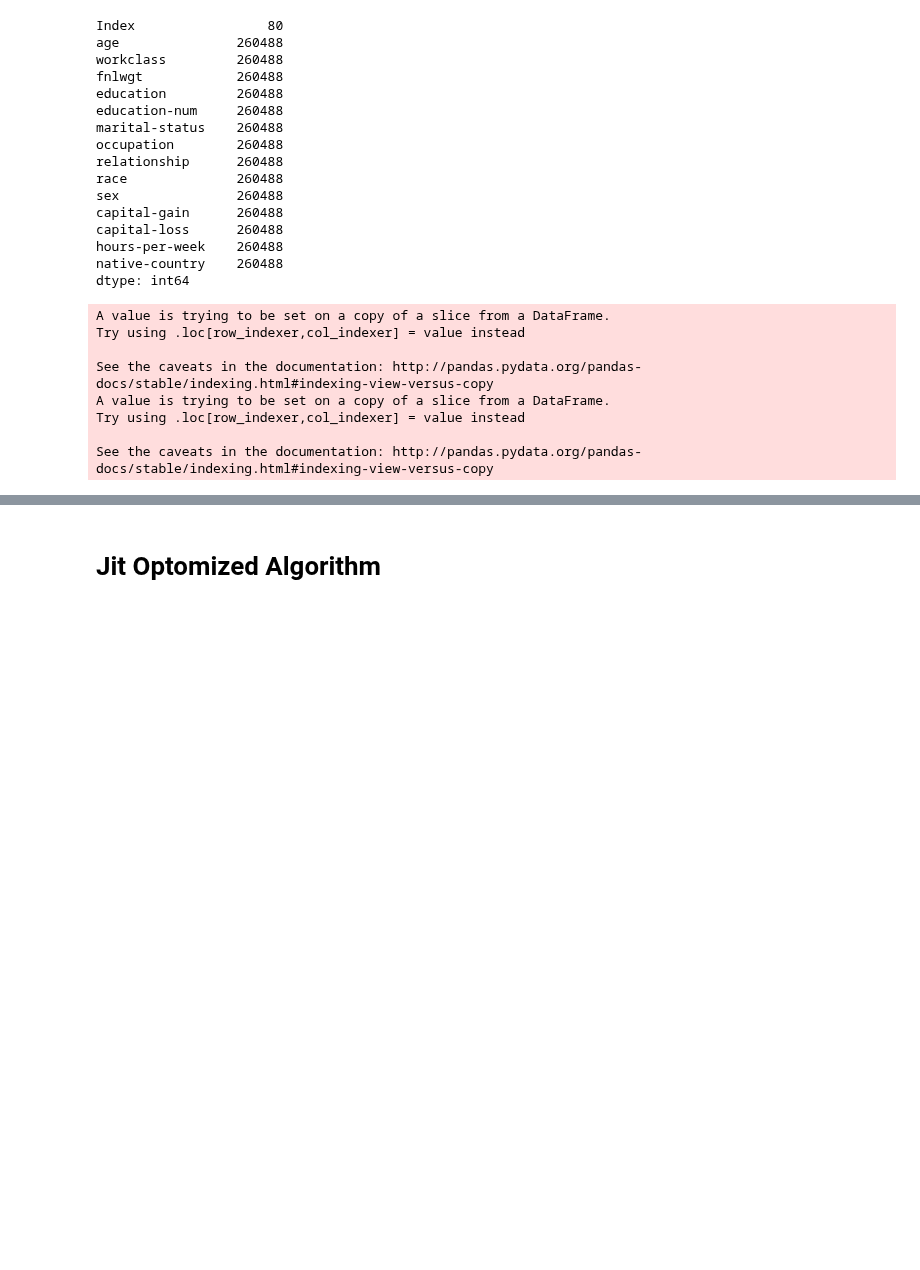
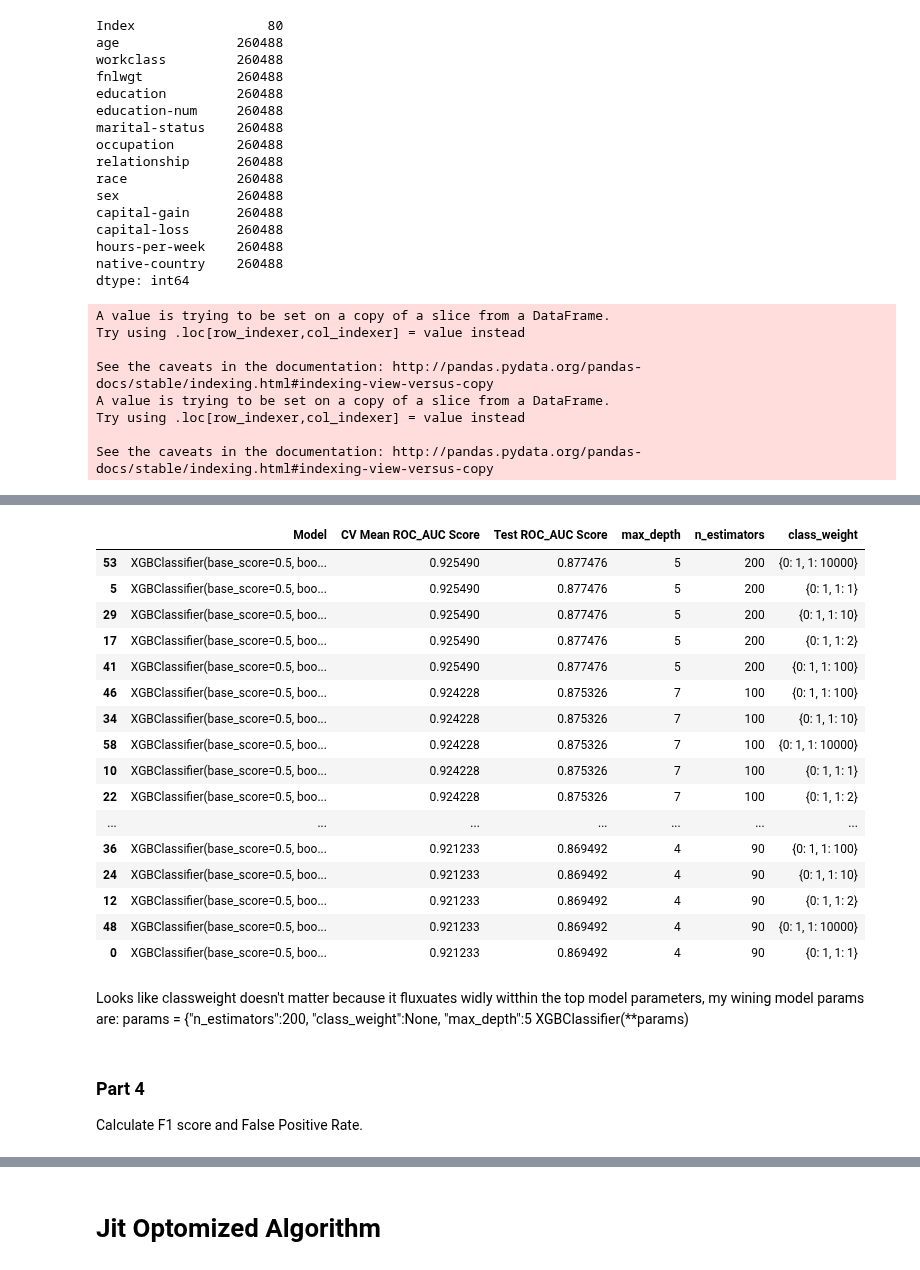
Before and after one commit to LambdaSchool/DS-Unit-2-Sprint-3-Classification-Validation, a Jupyter notebook: DS_Unit_2_Sprint_Challenge_3_Classification_Validation-Ned-Horsey.ipynb, the cells around one changed output, grey strips where cells are left out. Drawn from its saved outputs; the diff is of its cells as text; code cells hidden in the pictures; blank space fills up the shorter version.

```diff
--- a/DS_Unit_2_Sprint_Challenge_3_Classification_Validation-Ned-Horsey.ipynb
+++ b/DS_Unit_2_Sprint_Challenge_3_Classification_Validation-Ned-Horsey.ipynb
@@ -621,6 +621,10 @@ from sklearn.metrics import roc_auc_score
 import pandas as pd
 from numba import jit
 from xgboost import XGBClassifier
+
+# to fix kernel restart
+import os
+os.environ['KMP_DUPLICATE_LIB_OK']='True'
 
 # reload data
 columns = ['age',
@@ -734,7 +738,7 @@ rand_seed = 42
 
 
 
-# @jit(nopython=False)
+# @jit(nopython=True)
 def test_XG(weights, max_depth, n_estimators):
     # columns to hold all values
     cols = ['Model', 'CV Mean ROC_AUC Score',
@@ -744,20 +748,24 @@ def test_XG(weights, max_depth, n_estimators):
         for depth in max_depth:
             for n in n_estimators:
 
-                models = [#LogisticRegression(solver='lbfgs', max_iter=100, class_weight=weight,
+                params = {"n_estimators":n, "class_weight":weight, "max_depth":depth,
+                         # 'tree_method':'gpu_hist'
+                         }
+
+                models = [#LogisticRegression(solver='lbfgs', max_iter=100,
+                    #class_weight=weight,
                            #          random_state=rand_seed),
                   #DecisionTreeClassifier(max_depth=depth, class_weight=weight,
                    #                      random_state=rand_seed),
                   #RandomForestClassifier(max_depth=depth, class_weight=weight,
                    #                      random_state=rand_seed),
-                  XGBClassifier(n_estimators = n,
-                                n_jobs=-1, tree_method = 'gpu_hist',
-                                random_state=rand_seed)]
+                  XGBClassifier(**params)]
 
                 for model in models:
                     # define model
-                    scores = cross_val_score(model, X_train, y_train, scoring='roc_auc', cv=5,
-                               n_jobs=-1, verbose = True)
+                    scores = cross_val_score(model, X_train, y_train,
+                    scoring='roc_auc', cv=3, verbose = True, n_jobs=-1,
+                                            )
                     model.fit(X_train, y_train)
                     test_score = model.score(X_test, y_test)
 
@@ -781,0 +816,13 @@ TerminatedWorkerError: A worker process managed by the executor was unexpectedly
+# %%
+# parameters to fine tune model
+max_depth = [4, 5, 6, 7]
+
+n_estimators = [90, 100, 200]
+
+weights = [{0: 1, 1: 1}, #(equivalent to None)
+{0: 1, 1: 2},
+{0: 1, 1: 10}, #(roughly equivalent to 'balanced' for this dataset)
+{0: 1, 1: 100},
+{0: 1, 1: 10000}]
+
+new_results = test_XG(weights, max_depth, n_estimators)
@@ -781,0 +847,27 @@ TerminatedWorkerError: A worker process managed by the executor was unexpectedly
+# %%
+new_results.sort_values(by='Test ROC_AUC Score', ascending=False)
+# %% [output]
+|  | Model | CV Mean ROC_AUC Score | Test ROC_AUC Score | max_depth | n_estimators | class_weight |
+| 53 | XGBClassifier(base_score=0.5, boo... | 0.925490 | 0.877476 | 5 | 200 | {0: 1, 1: 10000} |
+| 5 | XGBClassifier(base_score=0.5, boo... | 0.925490 | 0.877476 | 5 | 200 | {0: 1, 1: 1} |
+| 29 | XGBClassifier(base_score=0.5, boo... | 0.925490 | 0.877476 | 5 | 200 | {0: 1, 1: 10} |
+| 17 | XGBClassifier(base_score=0.5, boo... | 0.925490 | 0.877476 | 5 | 200 | {0: 1, 1: 2} |
+| 41 | XGBClassifier(base_score=0.5, boo... | 0.925490 | 0.877476 | 5 | 200 | {0: 1, 1: 100} |
+| 46 | XGBClassifier(base_score=0.5, boo... | 0.924228 | 0.875326 | 7 | 100 | {0: 1, 1: 100} |
+| 34 | XGBClassifier(base_score=0.5, boo... | 0.924228 | 0.875326 | 7 | 100 | {0: 1, 1: 10} |
+| 58 | XGBClassifier(base_score=0.5, boo... | 0.924228 | 0.875326 | 7 | 100 | {0: 1, 1: 10000} |
+| 10 | XGBClassifier(base_score=0.5, boo... | 0.924228 | 0.875326 | 7 | 100 | {0: 1, 1: 1} |
+| 22 | XGBClassifier(base_score=0.5, boo... | 0.924228 | 0.875326 | 7 | 100 | {0: 1, 1: 2} |
+| ... | ... | ... | ... | ... | ... | ... |
+| 36 | XGBClassifier(base_score=0.5, boo... | 0.921233 | 0.869492 | 4 | 90 | {0: 1, 1: 100} |
+| 24 | XGBClassifier(base_score=0.5, boo... | 0.921233 | 0.869492 | 4 | 90 | {0: 1, 1: 10} |
+| 12 | XGBClassifier(base_score=0.5, boo... | 0.921233 | 0.869492 | 4 | 90 | {0: 1, 1: 2} |
+| 48 | XGBClassifier(base_score=0.5, boo... | 0.921233 | 0.869492 | 4 | 90 | {0: 1, 1: 10000} |
+| 0 | XGBClassifier(base_score=0.5, boo... | 0.921233 | 0.869492 | 4 | 90 | {0: 1, 1: 1} |
+# %% [markdown]
+Looks like classweight doesn't matter because it fluxuates widly witthin the top model parameters, my wining model params are:
+params = {"n_estimators":200, "class_weight":None, "max_depth":5
+XGBClassifier(**params)
+# %% [markdown]
+### Part 4
+Calculate F1 score and False Positive Rate.
```
Also changed, not shown: parts of 6 cells of this notebook.
